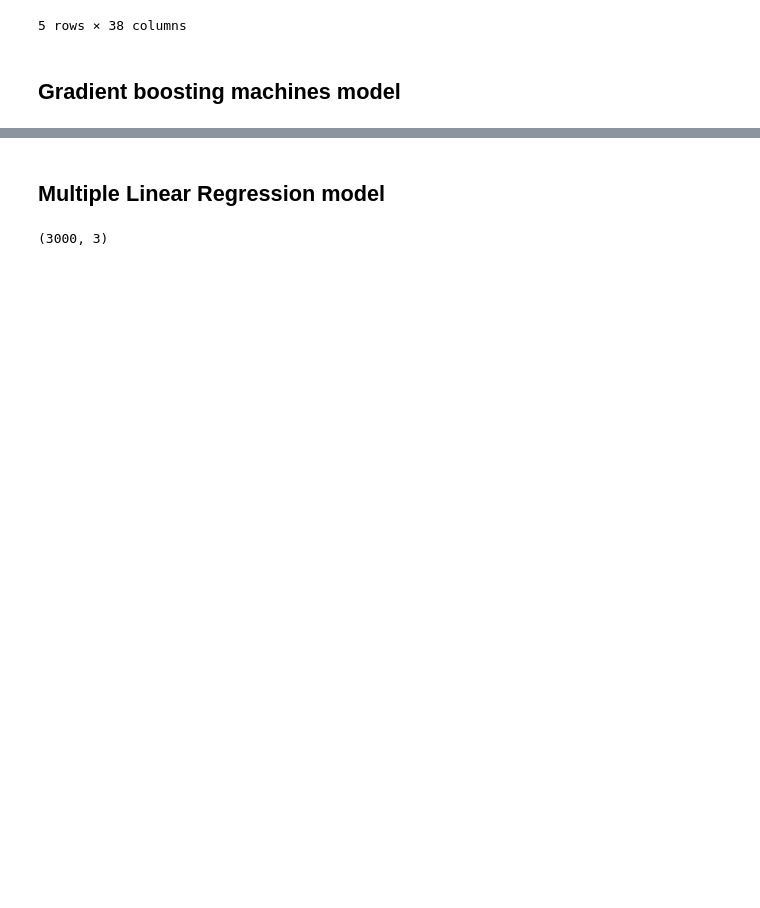
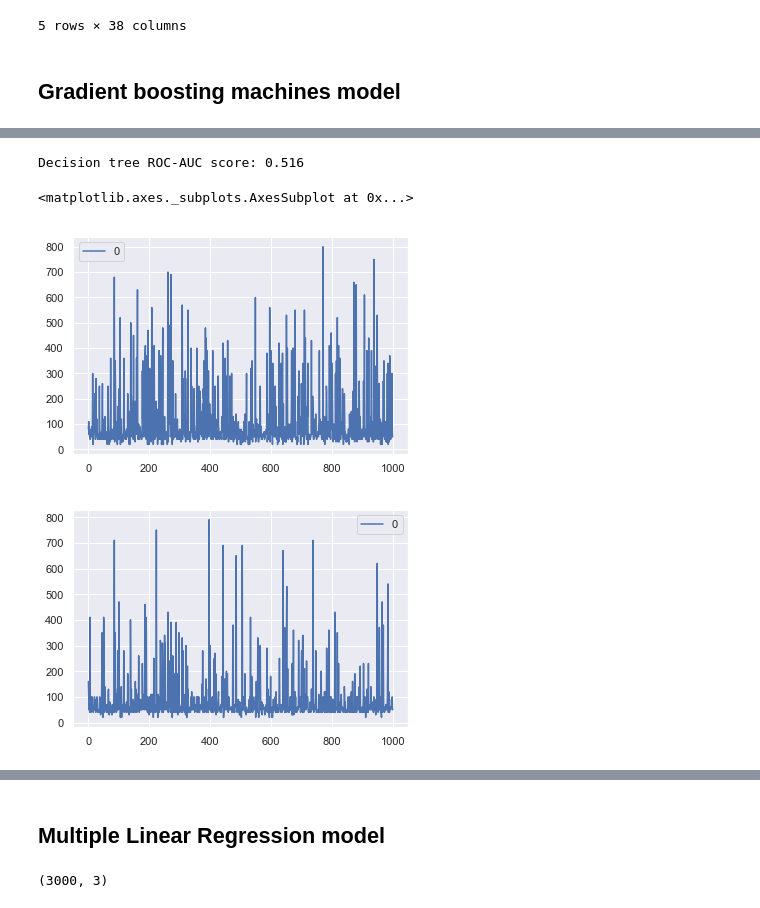
Before and after one commit to gabrielaolivera44/PREWORK_GOG, a Jupyter notebook: Project3/TECMC201811DATA_Project3_GOG.ipynb, the cells around one changed output, grey strips where cells are left out. Saved outputs shown, nothing was run; the diff lists cells and outputs as text; code cells hidden in the pictures; blank space fills up the shorter version.

```diff
--- a/Project3/TECMC201811DATA_Project3_GOG.ipynb
+++ b/Project3/TECMC201811DATA_Project3_GOG.ipynb
@@ -1749,0 +1757,27 @@ print(predictions)
+# %%
+from sklearn.metrics import roc_auc_score
+from sklearn.tree import DecisionTreeClassifier, export_graphviz
+from sklearn.metrics import roc_curve, auc
+from sklearn import preprocessing
+
+y_pred = predictions
+y_test = y_validation_sub
+
+def multiclass_roc_auc_score(y_test, y_pred, average="macro"):
+    lb = preprocessing.LabelBinarizer()
+    lb.fit(y_test)
+    y_test = lb.transform(y_test)
+    y_pred = lb.transform(y_pred)
+    return roc_auc_score(y_test, y_pred, average=average)
+
+print("Decision tree ROC-AUC score: %.3f" % multiclass_roc_auc_score(y_test, y_pred, average="macro"))
+#print_graph(gb, X_validation_sub.columns)
+# %% [output]
+Decision tree ROC-AUC score: 0.516
+# %%
+pd.DataFrame(y_validation_sub).plot()
+pd.DataFrame(y_pred).plot()
+# %% [output]
+<matplotlib.axes._subplots.AxesSubplot at 0x...>
+[figure, added]
+[figure, added]
```
Also changed, not shown: parts of 14 cells of this notebook.
